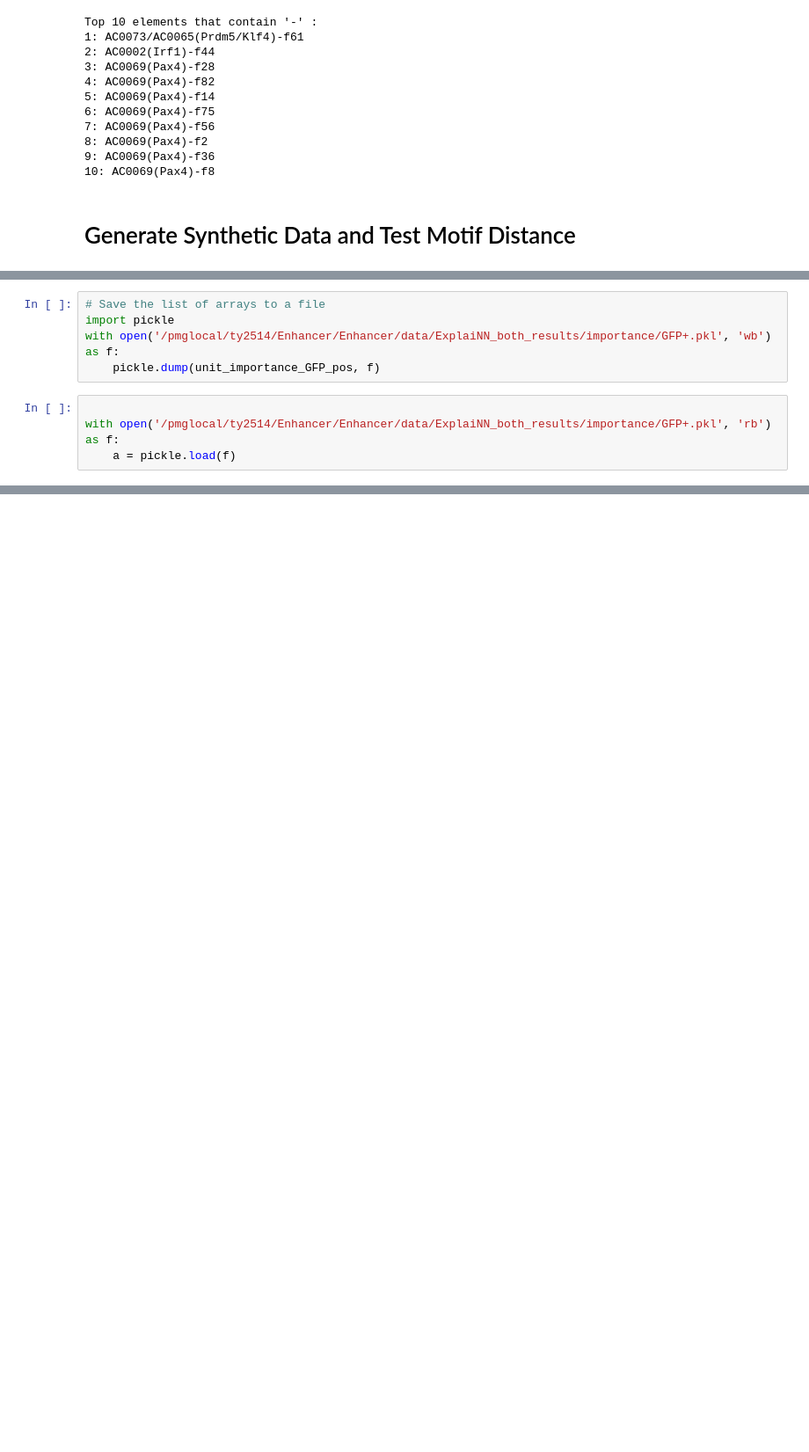
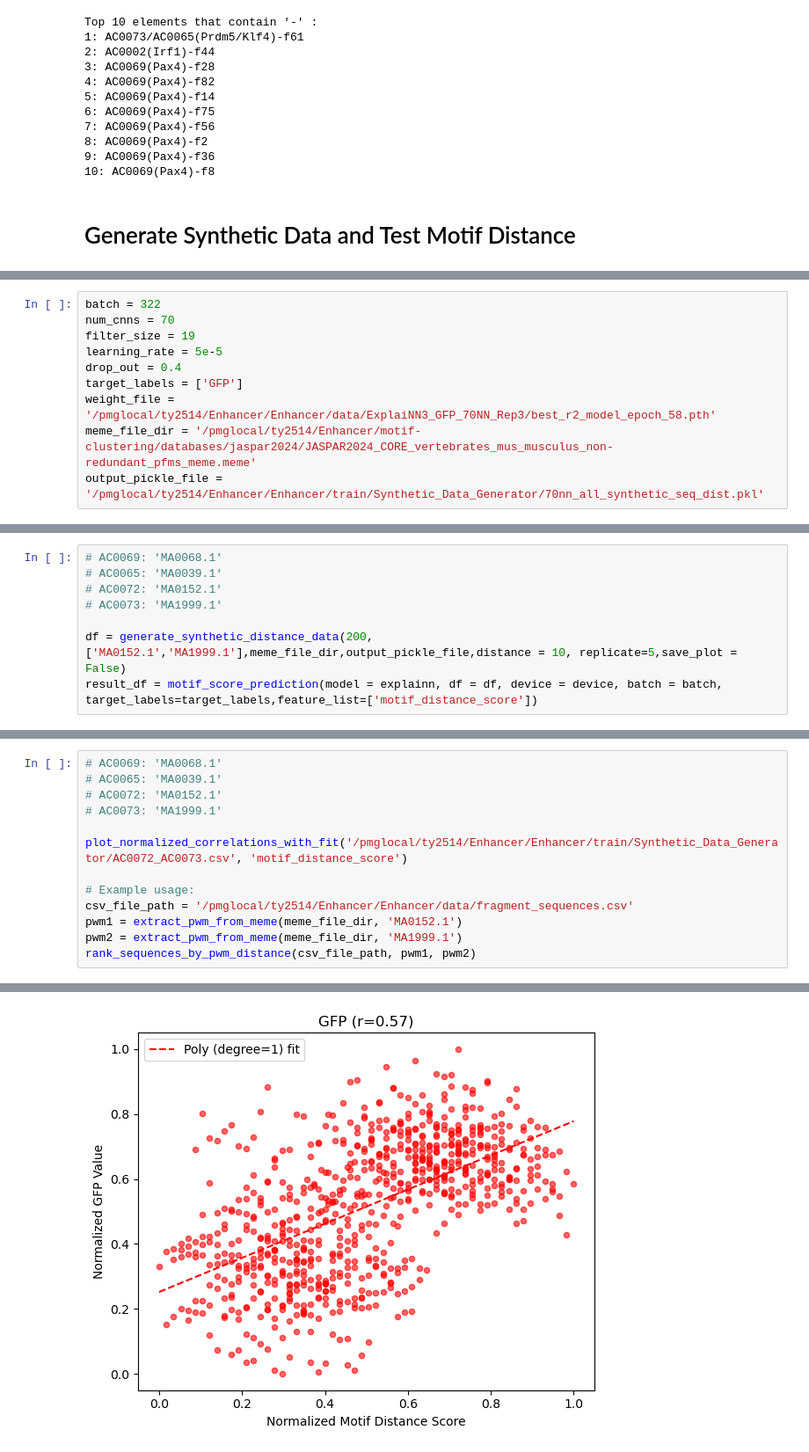
Before and after one commit to justinyutianji/Enhancer, a Jupyter notebook: Enhancer/train/Synthetic_Data_Generator/Distance.ipynb, the cells around one changed output, grey strips where cells are left out. Shown at 88% size. Saved outputs shown, nothing was run; the diff lists cells and outputs as text; blank space fills up the shorter version.

```diff
--- a/Enhancer/train/Synthetic_Data_Generator/Distance.ipynb
+++ b/Enhancer/train/Synthetic_Data_Generator/Distance.ipynb
@@ -677,9 +111,0 @@ Number of input samples with high confident prediction: 21450
-# %%
-# Save the list of arrays to a file
-import pickle
-with open('/pmglocal/ty2514/Enhancer/Enhancer/data/ExplaiNN_both_results/importance/GFP+.pkl', 'wb') as f:
-    pickle.dump(unit_importance_GFP_pos, f)
-# %%
-
-with open('/pmglocal/ty2514/Enhancer/Enhancer/data/ExplaiNN_both_results/importance/GFP+.pkl', 'rb') as f:
-    a = pickle.load(f)
@@ -829,0 +112,10 @@ unit_importance_GFP_pos
+# %%
+batch = 322
+num_cnns = 70
+filter_size = 19
+learning_rate = 5e-5
+drop_out = 0.4
+target_labels = ['GFP']
+weight_file = '/pmglocal/ty2514/Enhancer/Enhancer/data/ExplaiNN3_GFP_70NN_Rep3/best_r2_model_epoch_58.pth'
+meme_file_dir = '/pmglocal/ty2514/Enhancer/motif-clustering/databases/jaspar2024/JASPAR2024_CORE_vertebrates_mus_musculus_non-redundant_pfms_meme.meme'
+output_pickle_file = '/pmglocal/ty2514/Enhancer/Enhancer/train/Synthetic_Data_Generator/70nn_all_synthetic_seq_dist.pkl'
@@ -829,0 +161,8 @@ unit_importance_GFP_pos
+# %%
+# AC0069: 'MA0068.1'
+# AC0065: 'MA0039.1'
+# AC0072: 'MA0152.1'
+# AC0073: 'MA1999.1'
+
+df = generate_synthetic_distance_data(200, ['MA0152.1','MA1999.1'],meme_file_dir,output_pickle_file,distance = 10, replicate=5,save_plot = False)
+result_df = motif_score_prediction(model = explainn, df = df, device = device, batch = batch, target_labels=target_labels,feature_list=['motif_distance_score'])
@@ -829,0 +343,14 @@ unit_importance_GFP_pos
+# %%
+# AC0069: 'MA0068.1'
+# AC0065: 'MA0039.1'
+# AC0072: 'MA0152.1'
+# AC0073: 'MA1999.1'
+
+plot_normalized_correlations_with_fit('/pmglocal/ty2514/Enhancer/Enhancer/train/Synthetic_Data_Generator/AC0072_AC0073.csv', 'motif_distance_score')
+
+# Example usage:
+csv_file_path = '/pmglocal/ty2514/Enhancer/Enhancer/data/fragment_sequences.csv'
+pwm1 = extract_pwm_from_meme(meme_file_dir, 'MA0152.1')
+pwm2 = extract_pwm_from_meme(meme_file_dir, 'MA1999.1')
+rank_sequences_by_pwm_distance(csv_file_path, pwm1, pwm2)
+# %% [output]
@@ -829,0 +358 @@ unit_importance_GFP_pos
+[figure, added]
```
Also changed, not shown: parts of 42 cells of this notebook, 10 other files.
